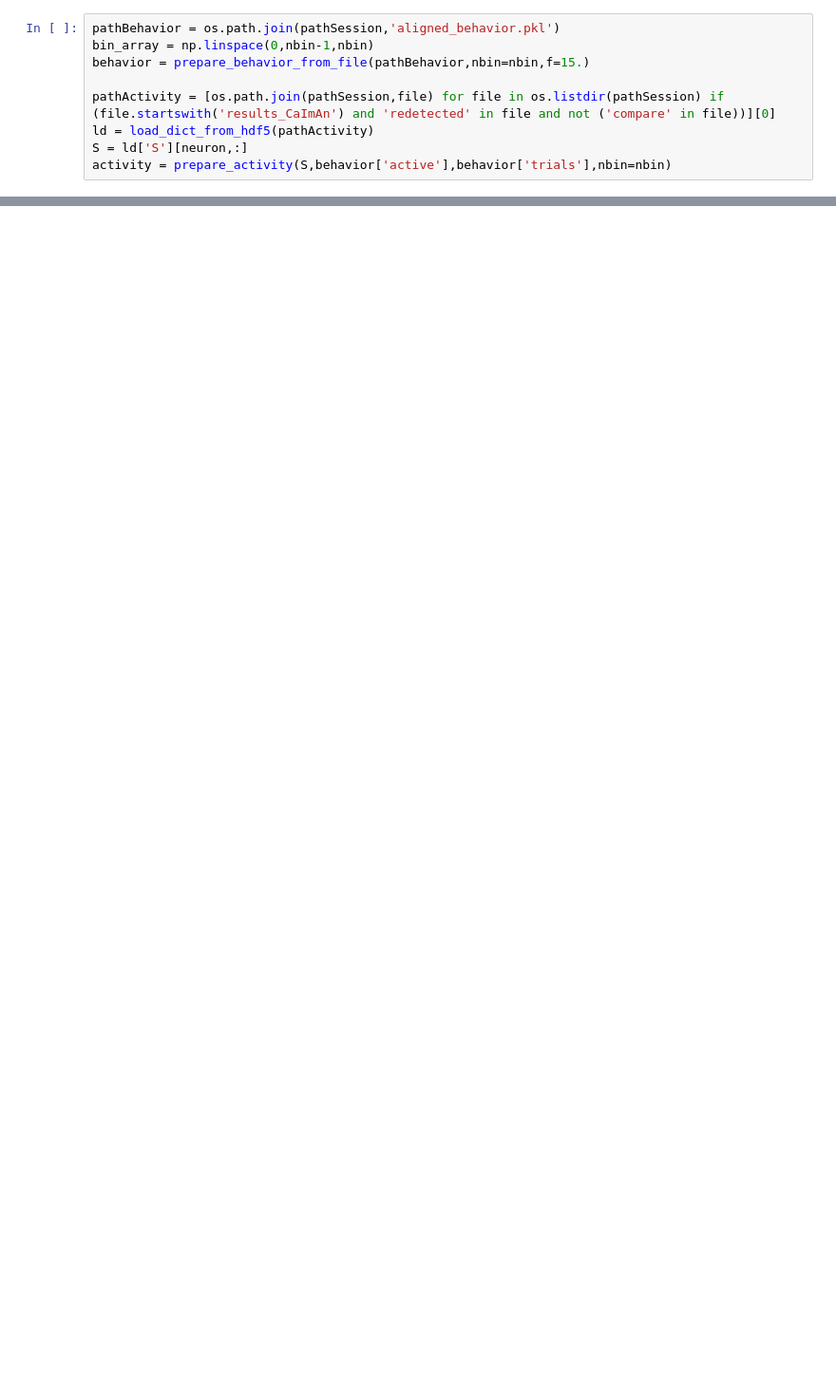
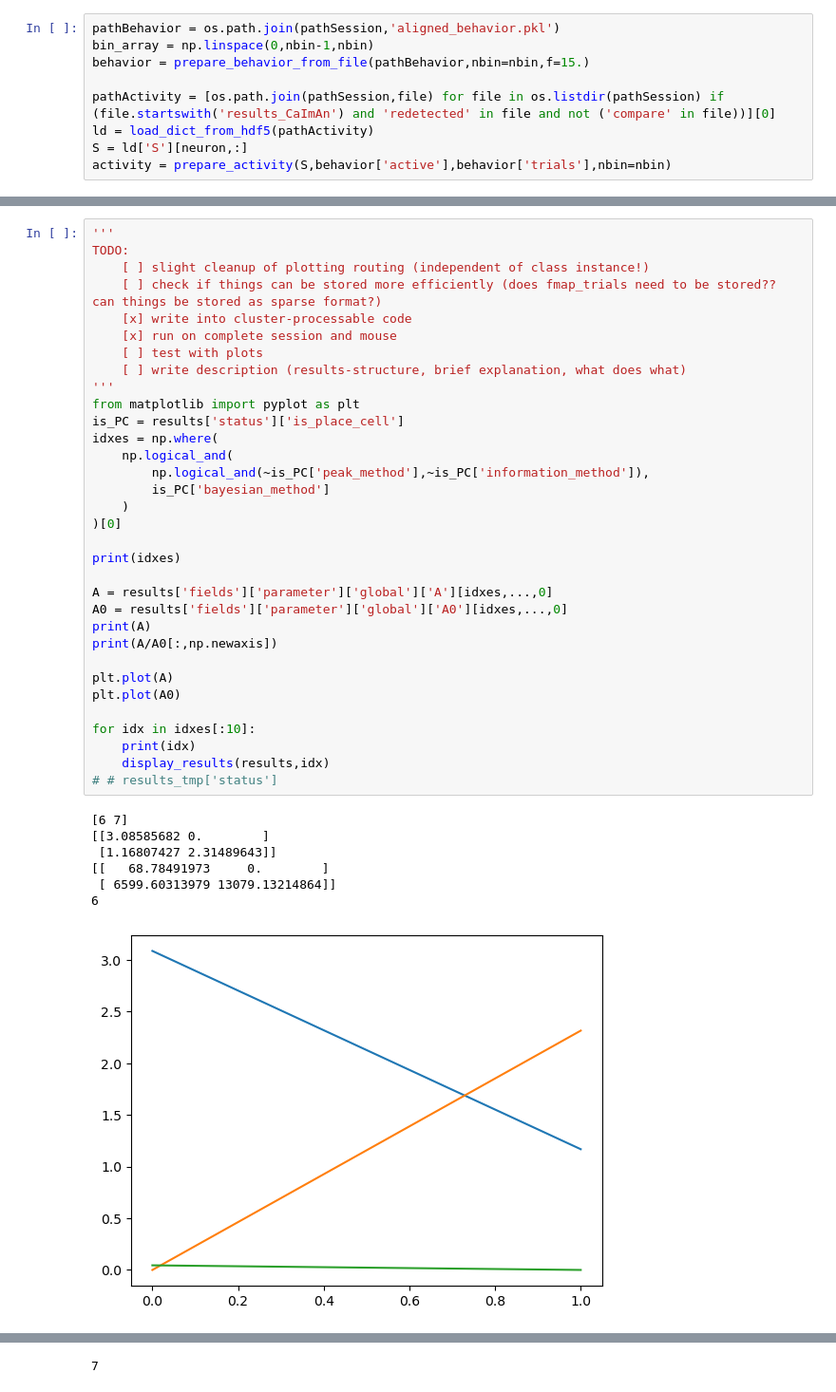
Before and after one commit to woxxel/placefield_detection, a Jupyter notebook: placefield_detection.ipynb, the cells around one changed output, grey strips where cells are left out. Shown at 95% size. Cells and saved outputs as stored; diff of their text form; blank space fills up the shorter version.

```diff
--- a/placefield_detection.ipynb
+++ b/placefield_detection.ipynb
@@ -176,0 +403,41 @@ KeyError: 'logvol'
+# %%
+'''
+TODO:
+    [ ] slight cleanup of plotting routing (independent of class instance!)
+    [ ] check if things can be stored more efficiently (does fmap_trials need to be stored?? can things be stored as sparse format?)
+    [x] write into cluster-processable code
+    [x] run on complete session and mouse
+    [ ] test with plots
+    [ ] write description (results-structure, brief explanation, what does what)
+'''
+from matplotlib import pyplot as plt
+is_PC = results['status']['is_place_cell']
+idxes = np.where(
+    np.logical_and(
+    	np.logical_and(~is_PC['peak_method'],~is_PC['information_method']),
+    	is_PC['bayesian_method']
+	)
+)[0]
+
+print(idxes)
+
+A = results['fields']['parameter']['global']['A'][idxes,...,0]
+A0 = results['fields']['parameter']['global']['A0'][idxes,...,0]
+print(A)
+print(A/A0[:,np.newaxis])
+
+plt.plot(A)
+plt.plot(A0)
+
+for idx in idxes[:10]:
+    print(idx)
+    display_results(results,idx)
+# # results_tmp['status']
+# %% [output]
+[6 7]
+[[3.08585682 0.        ]
+ [1.16807427 2.31489643]]
+[[   68.78491973     0.        ]
+ [ 6599.60313979 13079.13214864]]
+6
+[figure, added]
@@ -176,0 +445 @@ KeyError: 'logvol'
+7
```
Also changed, not shown: parts of 31 cells of this notebook, 20 other files.
